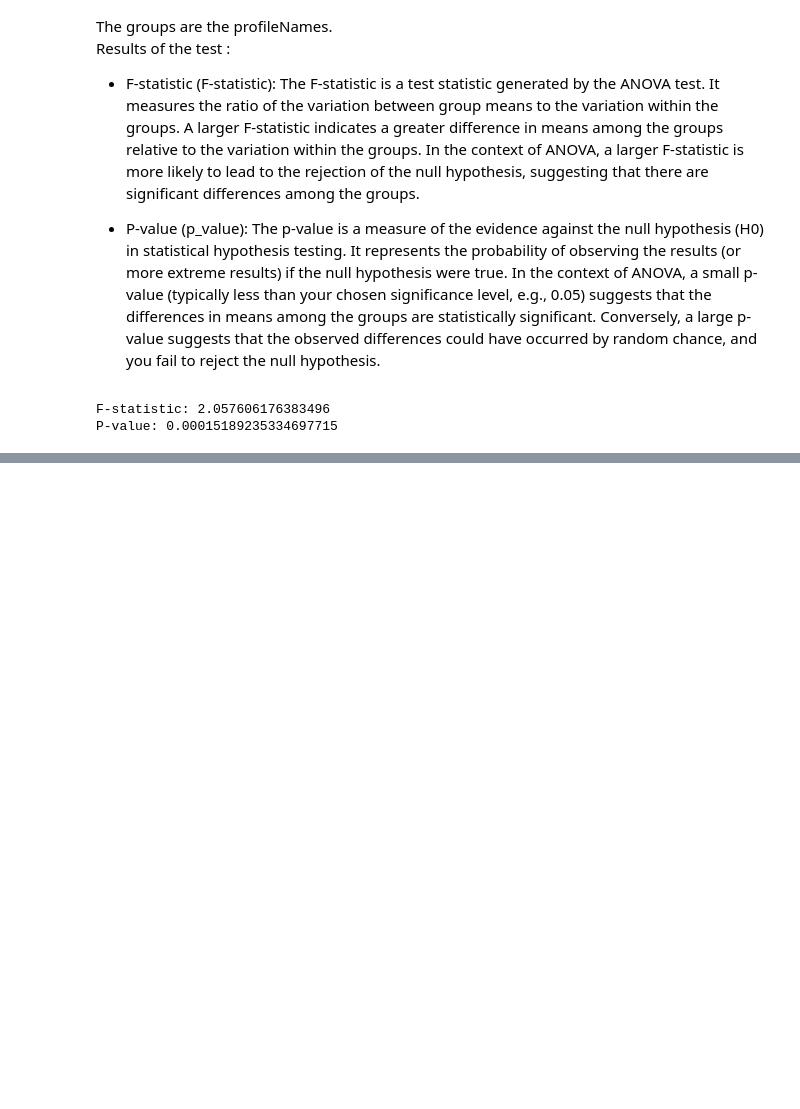
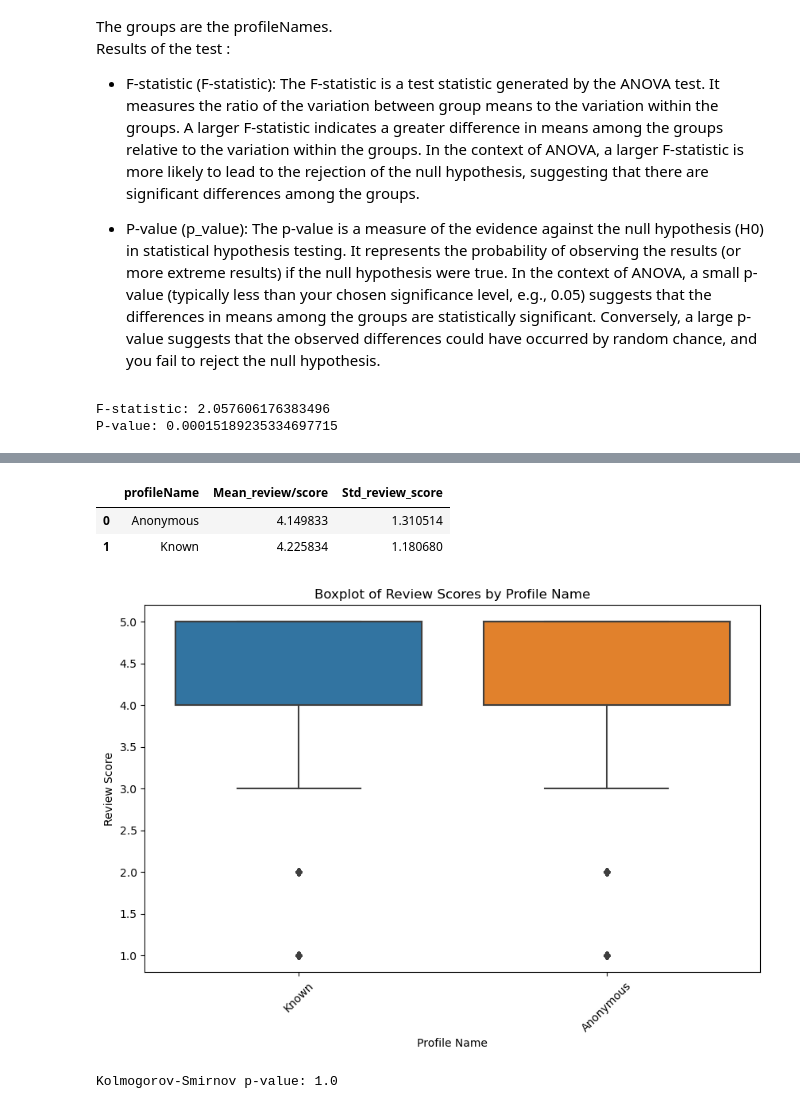
Before and after one commit to AndreaAlberti07/Amazon-books-reviews-ML, a Jupyter notebook: notebooks/hypotesis_testing/hypothesis_4.ipynb, the cells around one changed output, grey strips where cells are left out. Saved outputs shown, nothing was run; the diff lists cells and outputs as text; code cells hidden in the pictures; blank space fills up the shorter version.

```diff
--- a/notebooks/hypotesis_testing/hypothesis_4.ipynb
+++ b/notebooks/hypotesis_testing/hypothesis_4.ipynb
@@ -139,0 +145,5 @@ Since the F-statistic is high and p-value is extremely low, whe can reject the H
+# %%
+tmp=source_df.profileName
+tmp[tmp!='Anonymous']='Known'
+source_df.profileName=tmp
+source_df
@@ -139,0 +168,38 @@ Since the F-statistic is high and p-value is extremely low, whe can reject the H
+# %%
+user_stats = source_df.groupby('profileName').mean()
+
+
+user_stats['Std_review_score'] = source_df.groupby('profileName').std()
+user_stats.reset_index(inplace=True)
+user_stats.columns = ['profileName',
+                      'Mean_review/score', 'Std_review_score']
+
+user_stats
+# %% [output]
+|  | profileName | Mean_review/score | Std_review_score |
+| 0 | Anonymous | 4.149833 | 1.310514 |
+| 1 | Known | 4.225834 | 1.180680 |
+# %%
+# Create a boxplot
+plt.figure(figsize=(10, 6))
+sns.boxplot(x='profileName', y='review/score', data=source_df)
+plt.title('Boxplot of Review Scores by Profile Name')
+plt.ylabel('Review Score')
+plt.xlabel('Profile Name')
+plt.xticks(rotation=45)
+# Show the plot
+plt.show()
+# %% [output]
+[figure, added]
+# %%
+
+# Example data (replace with your datasets)
+data_user1 = source_df[source_df['profileName'] == 'Anonymous']['review/score'].to_list()
+data_user2 = source_df[source_df['profileName'] != 'Known']['review/score'].to_list()
+
+ks_statistic, ks_p_value = ks_2samp(data_user1, data_user2)
+
+
+print(f"Kolmogorov-Smirnov p-value: {ks_p_value}")
+# %% [output]
+Kolmogorov-Smirnov p-value: 1.0
```
Also changed, not shown: parts of 8 cells of this notebook.
